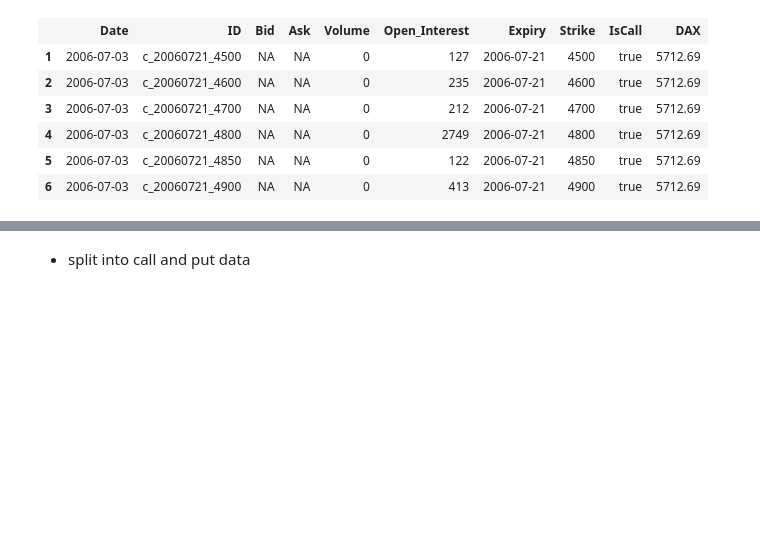
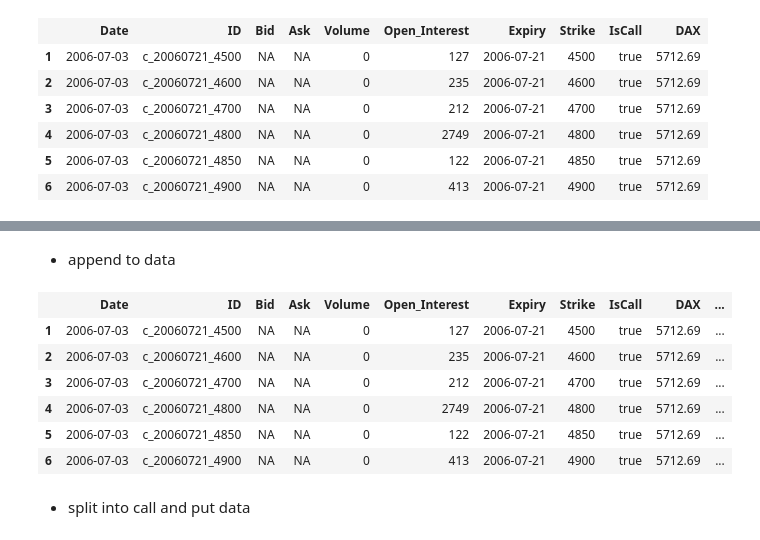
Before and after one commit to JuliaFinMetriX/option_prices, a Jupyter notebook: notebooks/option_liquidity.ipynb, the cells around one changed output, grey strips where cells are left out. Drawn from its saved outputs; the diff is of its cells as text; code cells hidden in the pictures; blank space fills up the shorter version.

```diff
--- a/notebooks/option_liquidity.ipynb
+++ b/notebooks/option_liquidity.ipynb
@@ -38,3 +82,17 @@ head(liquData)
+# %% [markdown]
+- append to data
+# %%
+liquData[:VolRanks] = scaledVols
+
+head(liquData)
+# %% [output]
+|  | Date | ID | Bid | Ask | Volume | Open_Interest | Expiry | Strike | IsCall | DAX | ... |
+| 1 | 2006-07-03 | c_20060721_4500 | NA | NA | 0 | 127 | 2006-07-21 | 4500 | true | 5712.69 | ... |
+| 2 | 2006-07-03 | c_20060721_4600 | NA | NA | 0 | 235 | 2006-07-21 | 4600 | true | 5712.69 | ... |
+| 3 | 2006-07-03 | c_20060721_4700 | NA | NA | 0 | 212 | 2006-07-21 | 4700 | true | 5712.69 | ... |
+| 4 | 2006-07-03 | c_20060721_4800 | NA | NA | 0 | 2749 | 2006-07-21 | 4800 | true | 5712.69 | ... |
+| 5 | 2006-07-03 | c_20060721_4850 | NA | NA | 0 | 122 | 2006-07-21 | 4850 | true | 5712.69 | ... |
+| 6 | 2006-07-03 | c_20060721_4900 | NA | NA | 0 | 413 | 2006-07-21 | 4900 | true | 5712.69 | ... |
 # %% [markdown]
 - split into call and put data
 # %%
```
Also changed, not shown: parts of 11 cells of this notebook.
